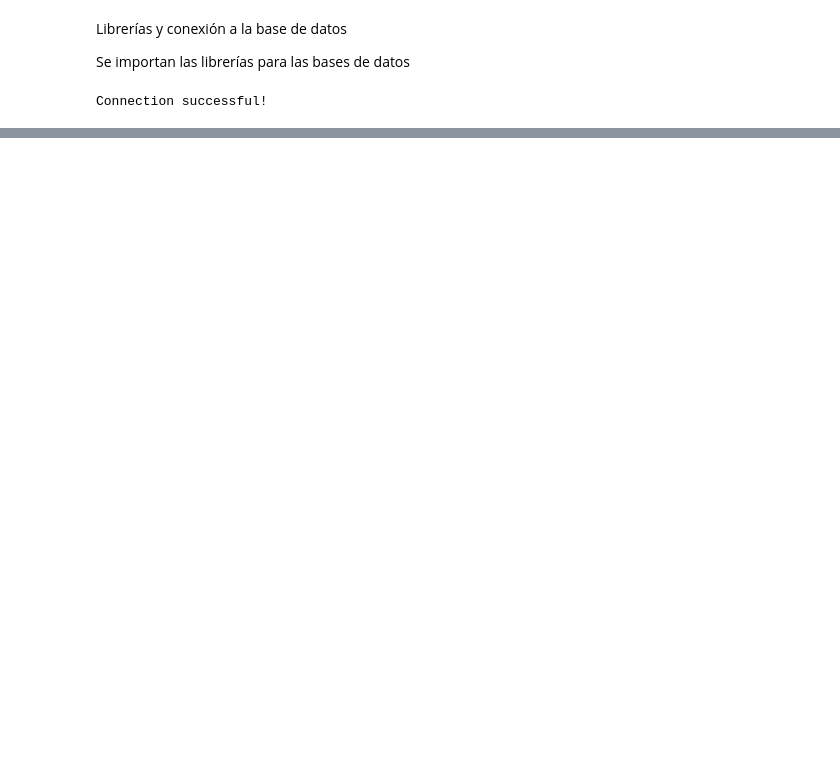
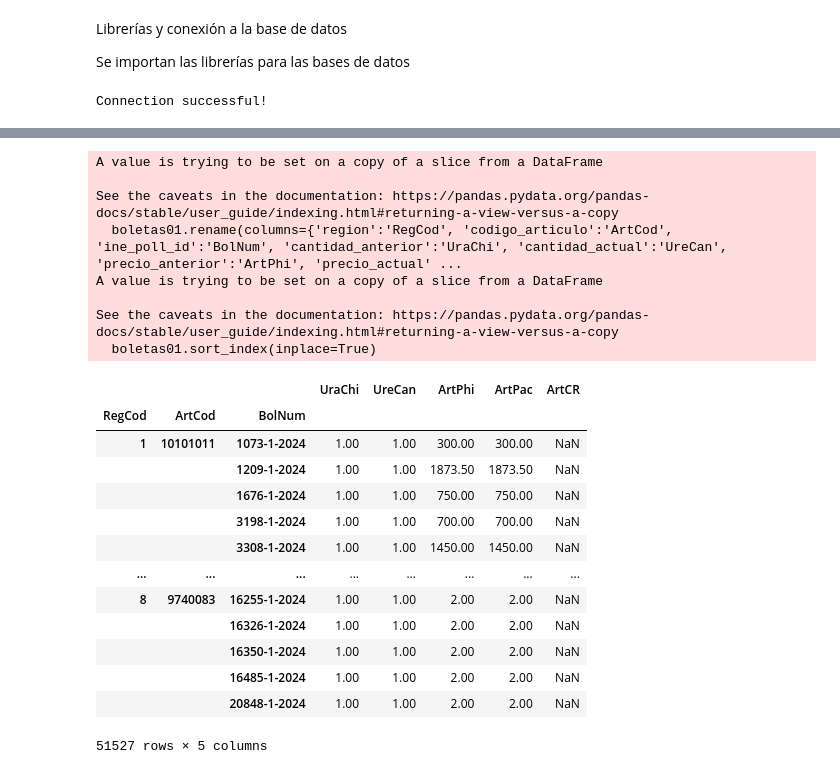
Before and after one commit to ShannonNCM/ComparacionCalculoIPC, a Jupyter notebook: python/ipc_python.ipynb, the cells around one changed output, grey strips where cells are left out. Cells and saved outputs as stored; diff of their text form; code cells hidden in the pictures; blank space fills up the shorter version.

```diff
--- a/python/ipc_python.ipynb
+++ b/python/ipc_python.ipynb
@@ -58,0 +79,30 @@ Connection successful!
+# %%
+#esta parte la voy a usar para poder modificar la base de datos, luego la quito de este python
+boletas01 = boletas[['region', 'codigo_articulo', 'ine_poll_id', 'cantidad_anterior', 'cantidad_actual', 'precio_anterior', 'precio_actual', 'nt_tipo']]
+boletas01.rename(columns={'region':'RegCod', 'codigo_articulo':'ArtCod', 'ine_poll_id':'BolNum', 'cantidad_anterior':'UraChi', 'cantidad_actual':'UreCan', 'precio_anterior':'ArtPhi', 'precio_actual':'ArtPac', 'nt_tipo':'ArtCR'}, inplace=True)
+boletas01.set_index(['RegCod', 'ArtCod', 'BolNum'], inplace=True)
+boletas01.sort_index(inplace=True)
+boletas01
+# %% [output]
+A value is trying to be set on a copy of a slice from a DataFrame
+
+See the caveats in the documentation: https://pandas.pydata.org/pandas-docs/stable/user_guide/indexing.html#returning-a-view-versus-a-copy
+  boletas01.rename(columns={'region':'RegCod', 'codigo_articulo':'ArtCod', 'ine_poll_id':'BolNum', 'cantidad_anterior':'UraChi', 'cantidad_actual':'UreCan', 'precio_anterior':'ArtPhi', 'precio_actual' ...
+A value is trying to be set on a copy of a slice from a DataFrame
+
+See the caveats in the documentation: https://pandas.pydata.org/pandas-docs/stable/user_guide/indexing.html#returning-a-view-versus-a-copy
+  boletas01.sort_index(inplace=True)
+|  |  |  | UraChi | UreCan | ArtPhi | ArtPac | ArtCR |
+| RegCod | ArtCod | BolNum |  |  |  |  |  |
+| 1 | 10101011 | 1073-1-2024 | 1.00 | 1.00 | 300.00 | 300.00 | NaN |
+|  |  | 1209-1-2024 | 1.00 | 1.00 | 1873.50 | 1873.50 | NaN |
+|  |  | 1676-1-2024 | 1.00 | 1.00 | 750.00 | 750.00 | NaN |
+|  |  | 3198-1-2024 | 1.00 | 1.00 | 700.00 | 700.00 | NaN |
+|  |  | 3308-1-2024 | 1.00 | 1.00 | 1450.00 | 1450.00 | NaN |
+| ... | ... | ... | ... | ... | ... | ... | ... |
+| 8 | 9740083 | 16255-1-2024 | 1.00 | 1.00 | 2.00 | 2.00 | NaN |
+|  |  | 16326-1-2024 | 1.00 | 1.00 | 2.00 | 2.00 | NaN |
+|  |  | 16350-1-2024 | 1.00 | 1.00 | 2.00 | 2.00 | NaN |
+|  |  | 16485-1-2024 | 1.00 | 1.00 | 2.00 | 2.00 | NaN |
+|  |  | 20848-1-2024 | 1.00 | 1.00 | 2.00 | 2.00 | NaN |
+51527 rows × 5 columns
```
Also changed, not shown: parts of 18 cells of this notebook, 6 other files.
